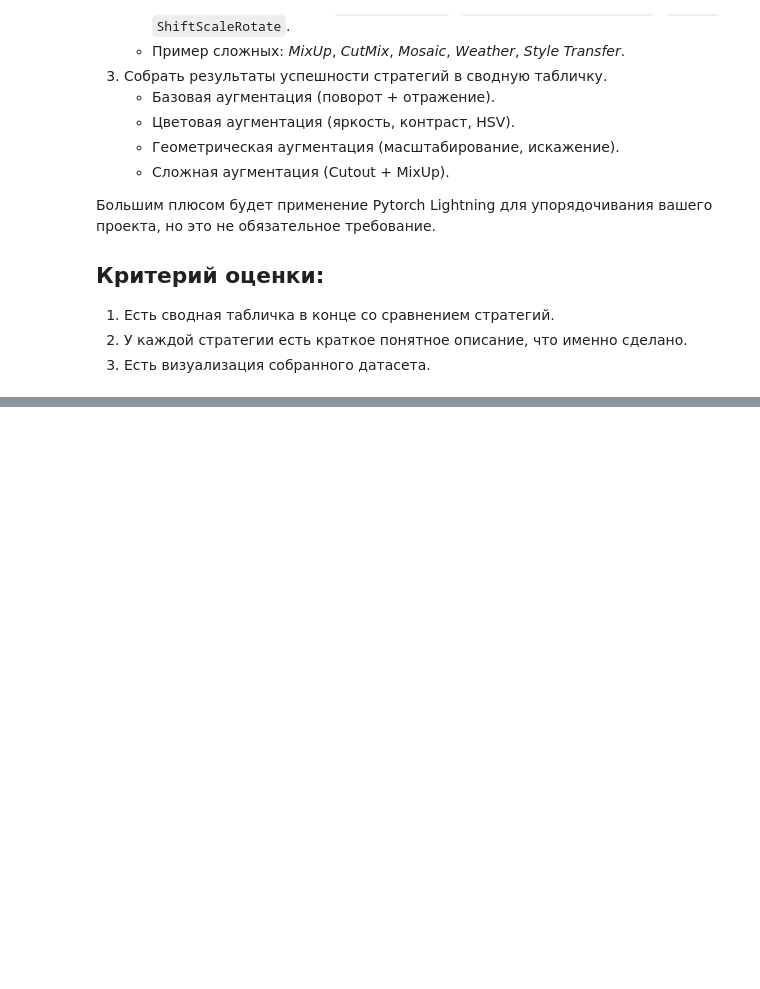
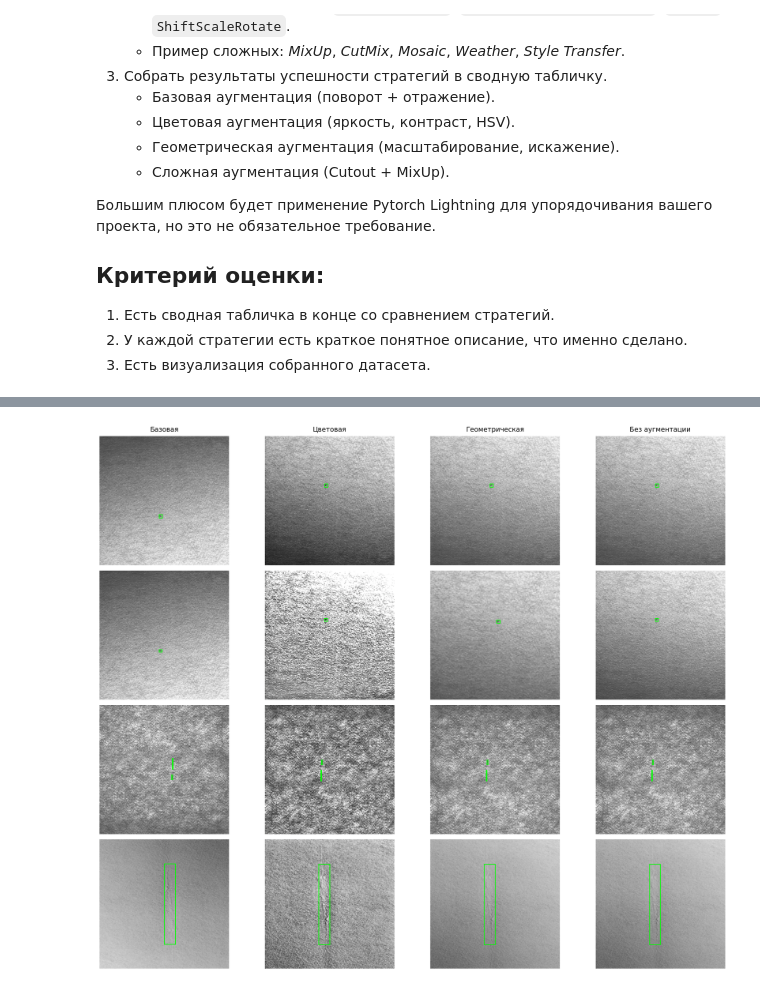
Before and after one commit to kharit74/OtusCV, a Jupyter notebook: Lesson 9/Homework/hmw_l9.ipynb, the cells around one changed output, grey strips where cells are left out. Saved outputs shown, nothing was run; the diff lists cells and outputs as text; code cells hidden in the pictures; blank space fills up the shorter version.

```diff
--- a/Lesson 9/Homework/hmw_l9.ipynb
+++ b/Lesson 9/Homework/hmw_l9.ipynb
@@ -188,4 +175,74 @@ def collate_fn(batch):
         return [torch.zeros((3, 256, 256))], [{'boxes': torch.zeros((0, 4)), 'labels': torch.zeros(0)}]
 
     return images, targets
+# %%
+# Конфигурация
+BATCH_SIZE = 4
+N_TRANSFORMS = 4
+TRANSFORMS = {
+    'Базовая': base,
+    'Цветовая': color,
+    'Геометрическая': geo,
+    'Без аугментации': no_aug}
+
+# Формарование данных
+datasets = {}
+loaders = {}
+
+for tf_name, transform in TRANSFORMS.items():
+    datasets[tf_name] = FabricDefectDataset(
+        root=TRAIN_IMAGES,
+        ann_file=TRAIN_ANN,
+        transforms=transform)
+
+    loaders[tf_name] = DataLoader(
+        datasets[tf_name],
+        batch_size=4,
+        shuffle=False,  # Отключаем перемешивание!
+        collate_fn=collate_fn,
+        num_workers=0)
+
+# Получение батча
+batches = {tf_name: next(iter(loader)) for tf_name, loader in loaders.items()}
+
+fig, axes = plt.subplots(BATCH_SIZE, N_TRANSFORMS, figsize=(N_TRANSFORMS*5, BATCH_SIZE*4))
+
+# Денормализация
+mean = torch.tensor([0.485, 0.456, 0.406])
+std = torch.tensor([0.229, 0.224, 0.225])
+
+for img_idx in range(BATCH_SIZE):
+    for tf_idx, (tf_name, (images, targets)) in enumerate(batches.items()):
+        ax = axes[img_idx, tf_idx] if BATCH_SIZE > 1 else axes[tf_idx]
+
+        # Изображение и таргет
+        img = images[img_idx]
+        target = targets[img_idx]
+
+        # Тензор в изображение
+        img_denorm = img.cpu().clone() * std[:, None, None] + mean[:, None, None]
+        img_np = img_denorm.permute(1, 2, 0).clamp(0, 1).numpy()
+
+        # Отрисовка
+        ax.imshow(img_np)
+        ax.axis('off')
+
+        # Ббоксы
+        boxes = target['boxes'].cpu().numpy() if isinstance(target['boxes'], torch.Tensor) else target['boxes']
+        for box in boxes:
+            x1, y1, x2, y2 = box
+            ax.add_patch(plt.Rectangle(
+                (x1, y1), x2 - x1, y2 - y1,
+                linewidth=1.5,
+                edgecolor='lime',
+                facecolor='none'))
+
+        # Заголовок
+        if img_idx == 0:
+            ax.set_title(tf_name, fontsize=14, pad=10)
+
+plt.tight_layout()
+plt.show()
+# %% [output]
+[figure, added]
 # %%
```
Also changed, not shown: parts of 7 cells of this notebook.
